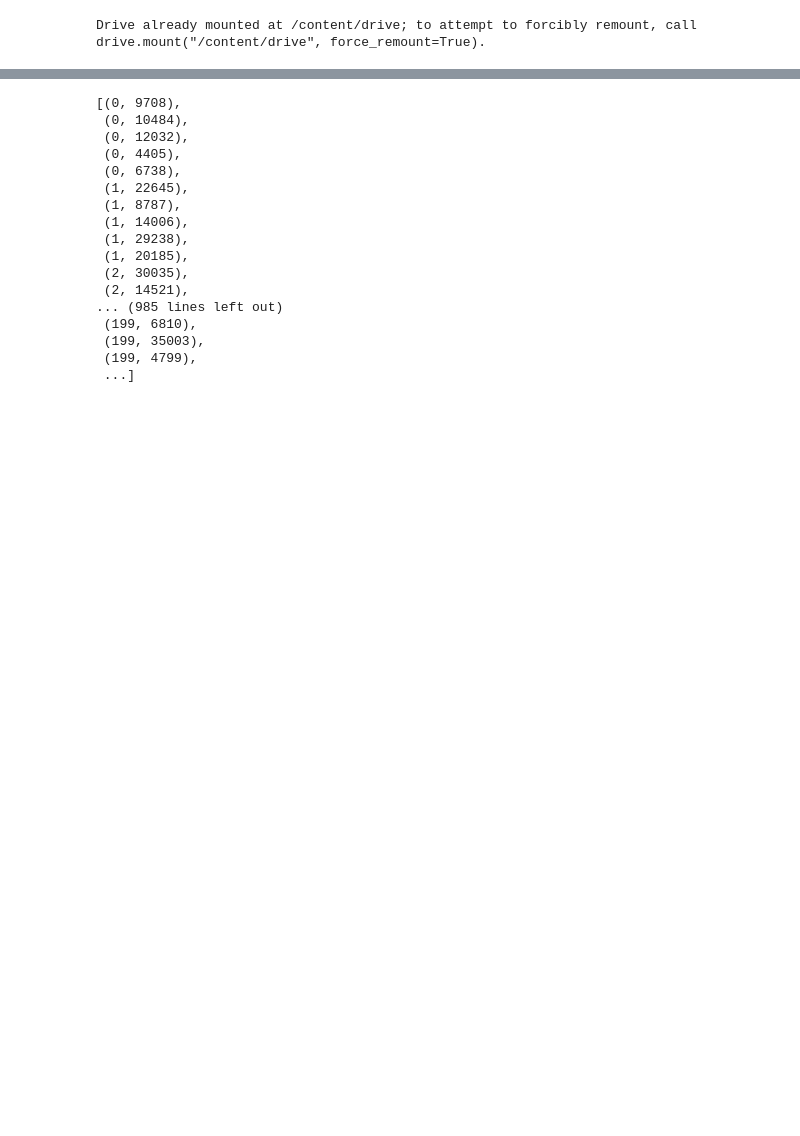
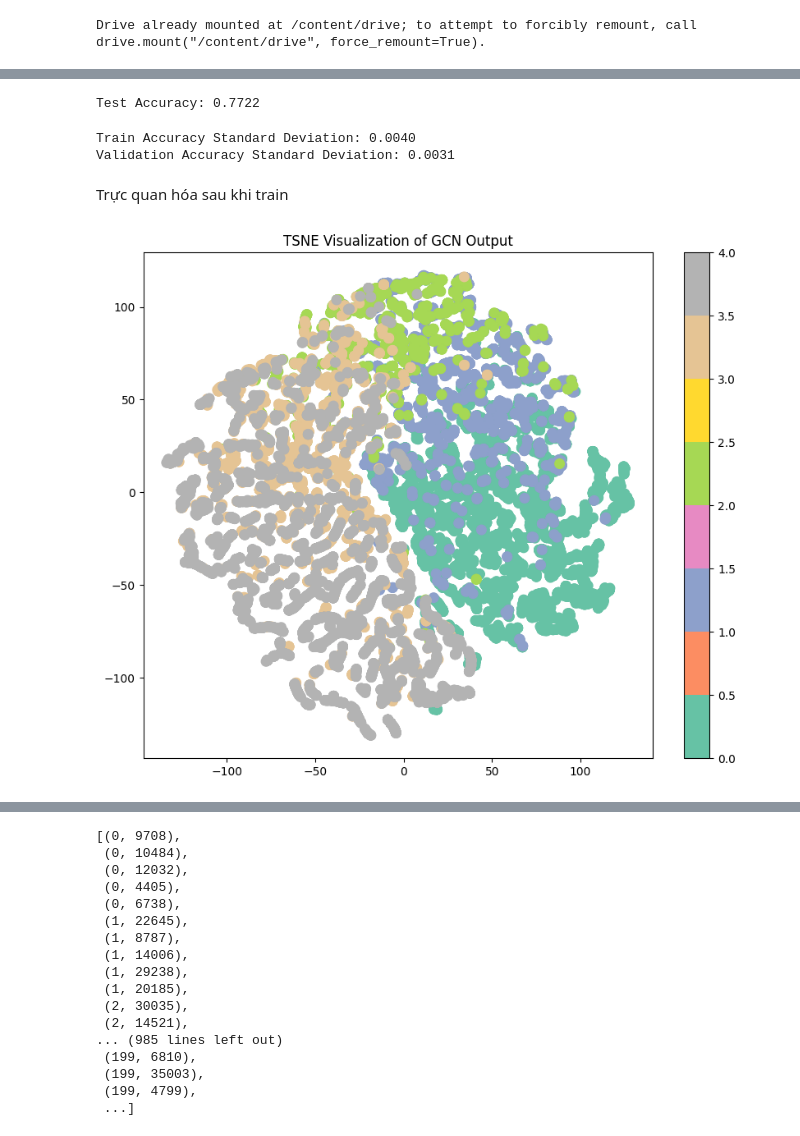
Before and after one commit to ThuNguyen6789/IS353.P12_Nhom3, a Jupyter notebook: notebooks/Khai thác dữ liệu mạng/GraphNeuralNetwork.ipynb, the cells around one changed output, grey strips where cells are left out. Cells and saved outputs as stored; diff of their text form; code cells hidden in the pictures; blank space fills up the shorter version.

```diff
--- a/notebooks/Khai thác dữ liệu mạng/GraphNeuralNetwork.ipynb
+++ b/notebooks/Khai thác dữ liệu mạng/GraphNeuralNetwork.ipynb
@@ -112,0 +356,5 @@ df = pd.read_csv('/content/drive/MyDrive/Nhóm 3/Bài tập trên lớp/B
+# %%
+test_acc = evaluate(data, model, data.test_mask)
+print(f"Test Accuracy: {test_acc:.4f}")
+# %% [output]
+Test Accuracy: 0.7722
@@ -112,0 +365,26 @@ df = pd.read_csv('/content/drive/MyDrive/Nhóm 3/Bài tập trên lớp/B
+# %%
+print(f"Train Accuracy Standard Deviation: {train_acc_std:.4f}")
+print(f"Validation Accuracy Standard Deviation: {val_acc_std:.4f}")
+# %% [output]
+Train Accuracy Standard Deviation: 0.0040
+Validation Accuracy Standard Deviation: 0.0031
+# %% [markdown]
+Trực quan hóa sau khi train
+# %%
+from sklearn.manifold import TSNE
+import matplotlib.pyplot as plt
+
+@torch.no_grad()
+def plot_tsne(data, model):
+    model.eval()
+    out = model(data)
+    z = TSNE(n_components=2).fit_transform(out.numpy())
+    plt.figure(figsize=(10, 8))
+    plt.scatter(z[:, 0], z[:, 1], c=data.y.numpy(), cmap="Set2", s=70)
+    plt.title("TSNE Visualization of GCN Output")
+    plt.colorbar()
+    plt.show()
+
+plot_tsne(data, model)
+# %% [output]
+[figure, added]
```
Also changed, not shown: parts of 45 cells of this notebook.
